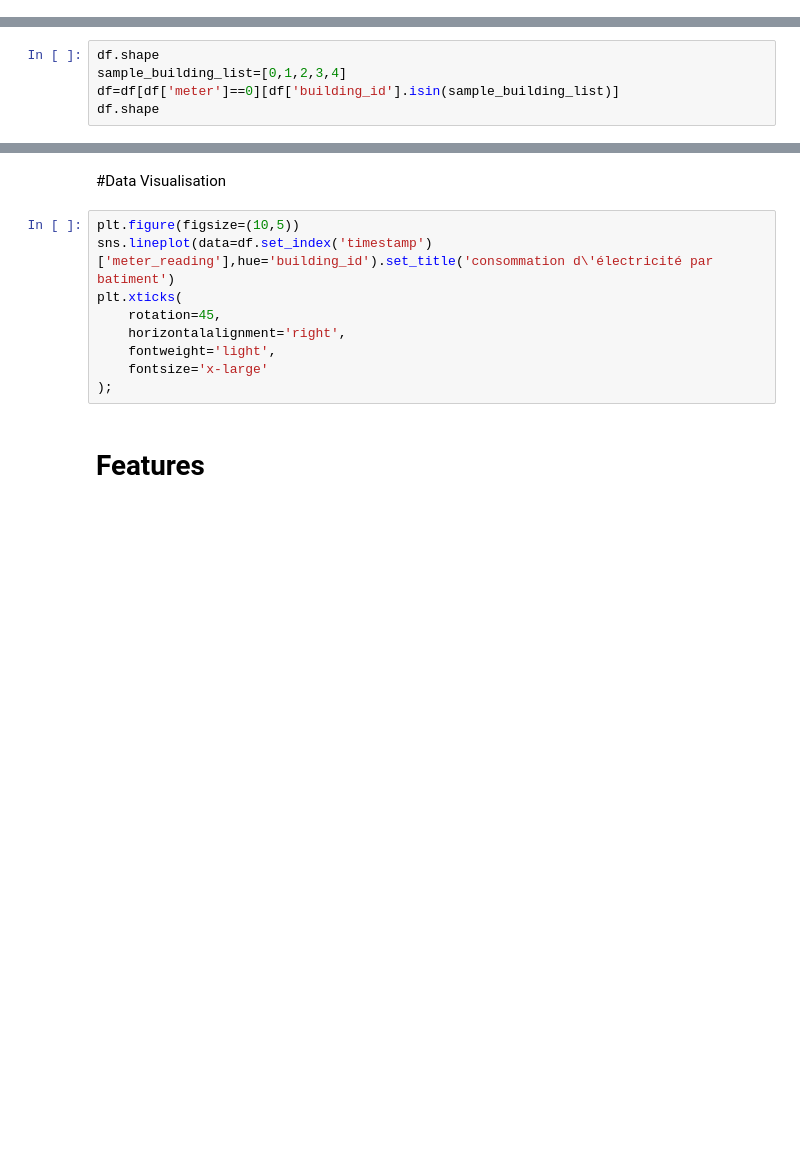
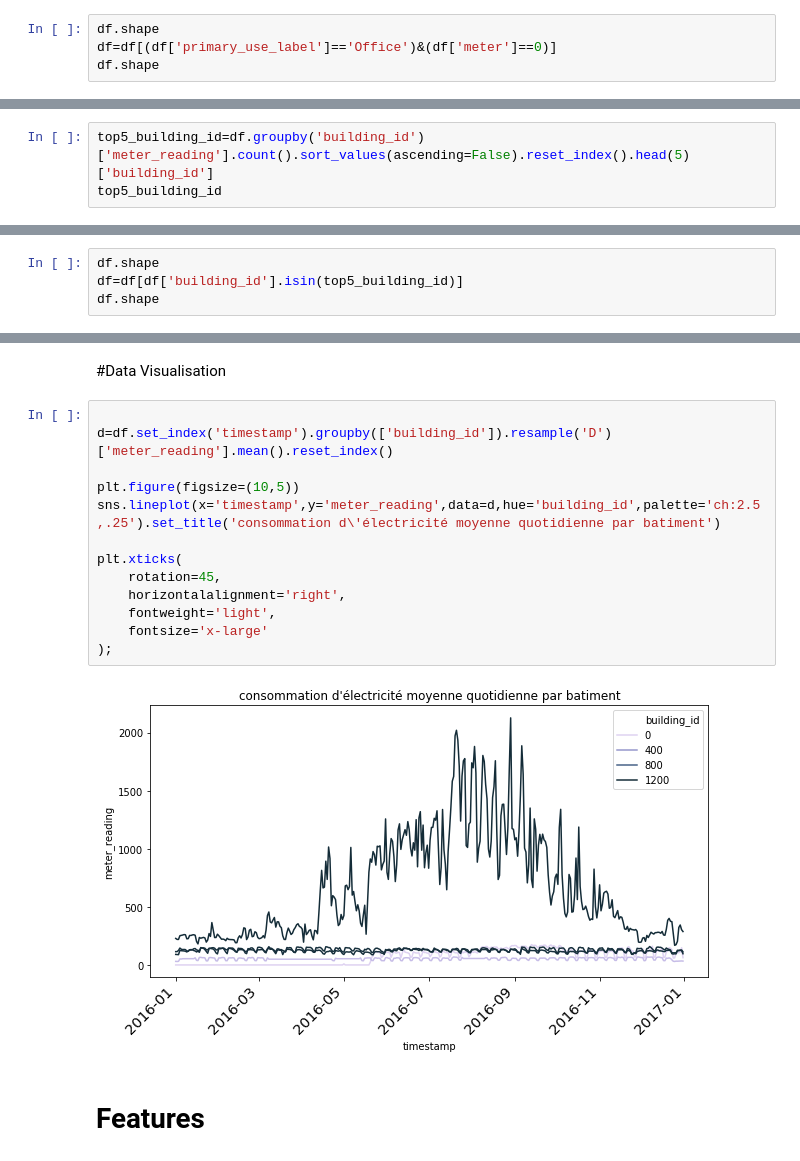
Before and after one commit to jfvandem/dev_test_days, a Jupyter notebook: intro_deep_learning.ipynb, the cells around one changed output, grey strips where cells are left out. Cells and saved outputs as stored; diff of their text form; blank space fills up the shorter version.

```diff
--- a/intro_deep_learning.ipynb
+++ b/intro_deep_learning.ipynb
@@ -128,0 +149,4 @@ Nous sélectionnons les batiments pour que l'apprentissage du modèle soit réal
+# %%
+df.shape
+df=df[(df['primary_use_label']=='Office')&(df['meter']==0)]
+df.shape
@@ -128,0 +156,3 @@ Nous sélectionnons les batiments pour que l'apprentissage du modèle soit réal
+# %%
+top5_building_id=df.groupby('building_id')['meter_reading'].count().sort_values(ascending=False).reset_index().head(5)['building_id']
+top5_building_id
@@ -129,6 +166,5 @@ Nous sélectionnons les batiments pour que l'apprentissage du modèle soit réal
 # %%
 df.shape
-sample_building_list=[0,1,2,3,4]
-df=df[df['meter']==0][df['building_id'].isin(sample_building_list)]
+df=df[df['building_id'].isin(top5_building_id)]
 df.shape
 # %% [output]
@@ -193,14 +229,20 @@ dtype: int64
 # %% [markdown]
 #Data Visualisation
 # %%
+
+d=df.set_index('timestamp').groupby(['building_id']).resample('D')['meter_reading'].mean().reset_index()
+
 plt.figure(figsize=(10,5))
-sns.lineplot(data=df.set_index('timestamp')['meter_reading'],hue='building_id').set_title('consommation d\'électricité par batiment')
+sns.lineplot(x='timestamp',y='meter_reading',data=d,hue='building_id',palette='ch:2.5,.25').set_title('consommation d\'électricité moyenne quotidienne par batiment')
+
 plt.xticks(
     rotation=45,
     horizontalalignment='right',
     fontweight='light',
     fontsize='x-large'
 );
+# %% [output]
+[figure, added]
 # %% [markdown]
 # Features
 # %%
```
Also changed, not shown: parts of 10 cells of this notebook.
